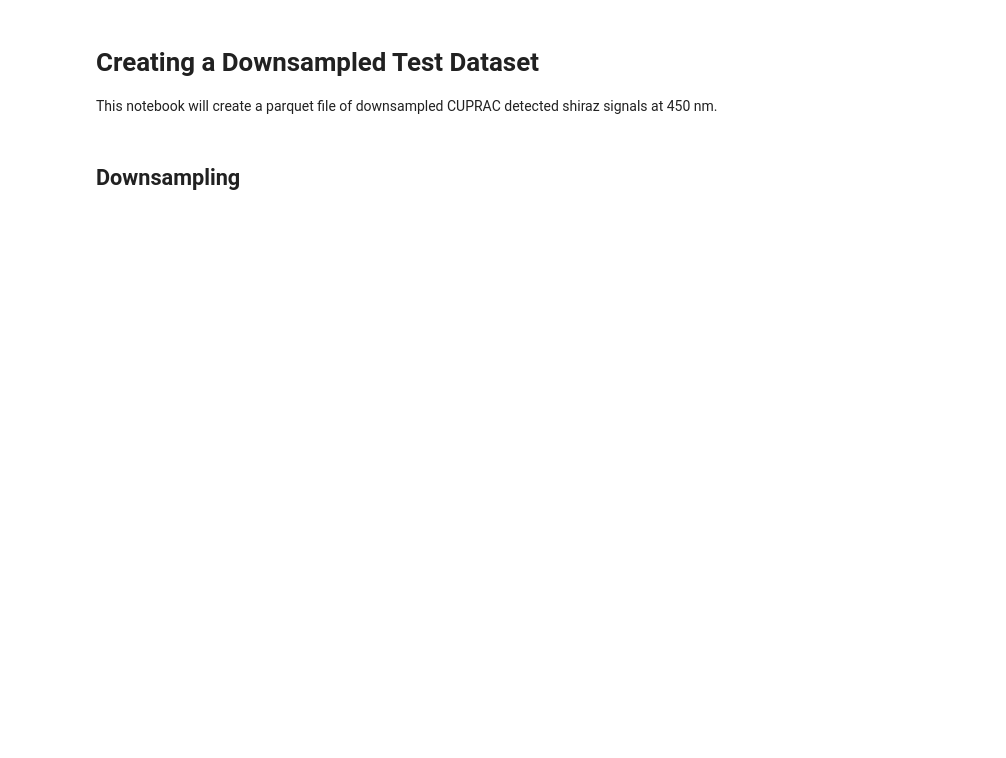
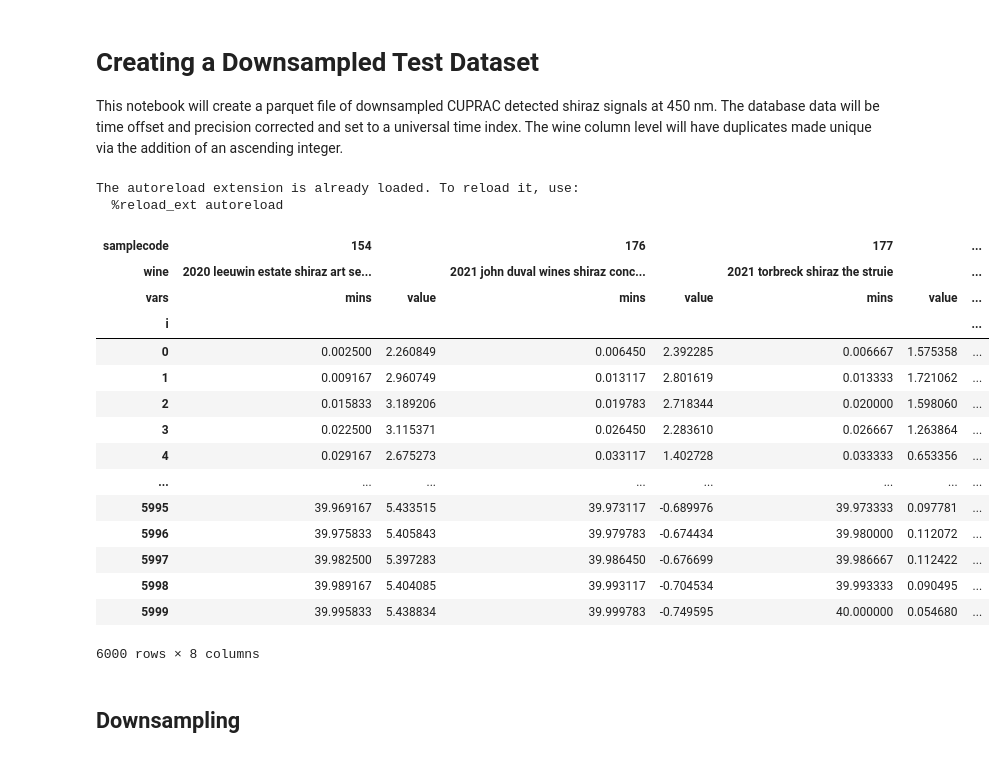
Before and after one commit to jonathanstathakis/wine_analysis_hplc_uv, a Jupyter notebook: notebooks/creating_downsampled_testset.ipynb, the cells around one changed output. Drawn from its saved outputs; the diff is of its cells as text; code cells hidden in the pictures; blank space fills up the shorter version.

```diff
--- a/notebooks/creating_downsampled_testset.ipynb
+++ b/notebooks/creating_downsampled_testset.ipynb
@@ -1,14 +1,34 @@
 # %% [markdown]
 # Creating a Downsampled Test Dataset
 
-This notebook will create a parquet file of downsampled CUPRAC detected shiraz signals at 450 nm.
+This notebook will create a parquet file of downsampled CUPRAC detected shiraz signals at 450 nm. The database data will be time offset and precision corrected and set to a universal time index. The wine column level will have duplicates made unique via the addition of an ascending integer.
 # %%
 %load_ext autoreload
 %autoreload 2
 
-from wine_analysis_hplc_uv.get_test_data import gd
+from wine_analysis_hplc_uv import definitions
 from wine_analysis_hplc_uv.signal_processing.mindex_signal_processing import SignalProcessor
 import pandas as pd
 import numpy as np
 sigpro = SignalProcessor()
-df = gd()
+df = pd.read_parquet(definitions.RAW_PARQ_PATH)
+df
+# %% [output]
+The autoreload extension is already loaded. To reload it, use:
+  %reload_ext autoreload
+| samplecode | 154 |  | 176 |  | 177 |  | ... |
+| wine | 2020 leeuwin estate shiraz art se... |  | 2021 john duval wines shiraz conc... |  | 2021 torbreck shiraz the struie |  | ... |
+| vars | mins | value | mins | value | mins | value | ... |
+| i |  |  |  |  |  |  | ... |
+| 0 | 0.002500 | 2.260849 | 0.006450 | 2.392285 | 0.006667 | 1.575358 | ... |
+| 1 | 0.009167 | 2.960749 | 0.013117 | 2.801619 | 0.013333 | 1.721062 | ... |
+| 2 | 0.015833 | 3.189206 | 0.019783 | 2.718344 | 0.020000 | 1.598060 | ... |
+| 3 | 0.022500 | 3.115371 | 0.026450 | 2.283610 | 0.026667 | 1.263864 | ... |
+| 4 | 0.029167 | 2.675273 | 0.033117 | 1.402728 | 0.033333 | 0.653356 | ... |
+| ... | ... | ... | ... | ... | ... | ... | ... |
+| 5995 | 39.969167 | 5.433515 | 39.973117 | -0.689976 | 39.973333 | 0.097781 | ... |
+| 5996 | 39.975833 | 5.405843 | 39.979783 | -0.674434 | 39.980000 | 0.112072 | ... |
+| 5997 | 39.982500 | 5.397283 | 39.986450 | -0.676699 | 39.986667 | 0.112422 | ... |
+| 5998 | 39.989167 | 5.404085 | 39.993117 | -0.704534 | 39.993333 | 0.090495 | ... |
+| 5999 | 39.995833 | 5.438834 | 39.999783 | -0.749595 | 40.000000 | 0.054680 | ... |
+6000 rows × 8 columns
```
Also changed, not shown: parts of 16 cells of this notebook, 1 other file.
